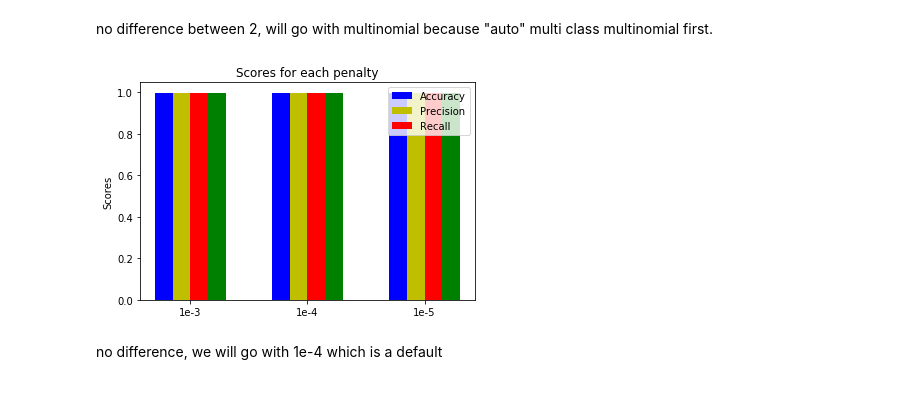
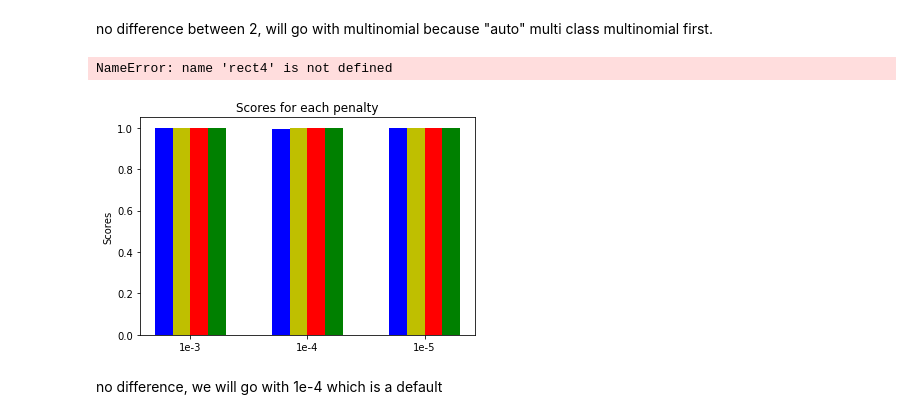
Before and after one commit to ianfawaz/CSCI4502-5502-DataMiningProject, a Jupyter notebook: Classifiers.ipynb, the cells around one changed output. Drawn from its saved outputs; the diff is of its cells as text; code cells hidden in the pictures.

```diff
--- a/Classifiers.ipynb
+++ b/Classifiers.ipynb
@@ -246,28 +240,29 @@ f1_t5 =f1_score(y_test, y_pred_t5)
 # %%
 N =3
 
 ind = np.arange(N)
 width = 0.15
 fig, ax = plt.subplots()
 
 accu = [scores_t3,scores,scores_t5]
 rects1 = ax.bar(ind, accu, width, color='b')
 prec = [p_t3,p,p_t5]
 rects2 = ax.bar(ind+width, prec, width, color='y')
 rec = [r_t3,r,r_t5]
 rects3 = ax.bar(ind + 2 * width, rec, width, color='r')
 f1score = [f1_t3,f1,f1_t5]
 rects4 = ax.bar(ind+ 3 * width, f1score,  width, color='g')
 
 ax.set_ylabel('Scores')
 ax.set_title('Scores for each penalty')
 ax.set_xticks(ind + 1.5*width)
 ax.set_xticklabels(('1e-3','1e-4','1e-5'))
-ax.legend((rects1[0], rects2[0], rects3[0]), ('Accuracy', 'Precision', 'Recall'))
+ax.legend((rects1[0], rects2[0], rects3[0],rect4[0]), ('Accuracy', 'Precision', 'Recall','f1 Score'))
 
 plt.show()
 # %% [output]
+NameError: name 'rect4' is not defined
-[figure, old version]
+[figure, new version]
 # %% [markdown]
 no difference, we will go with 1e-4 which is a default
 # %%
```
Also changed, not shown: parts of 9 cells of this notebook, 1 other file.
